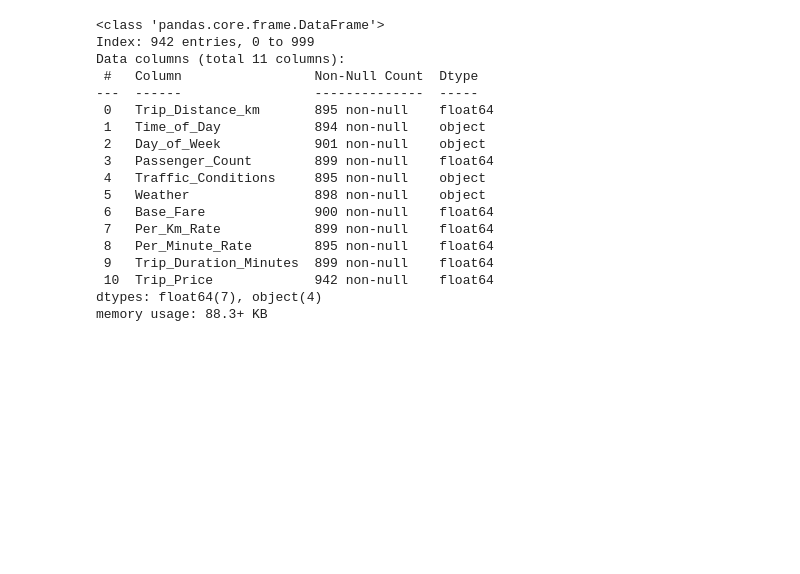
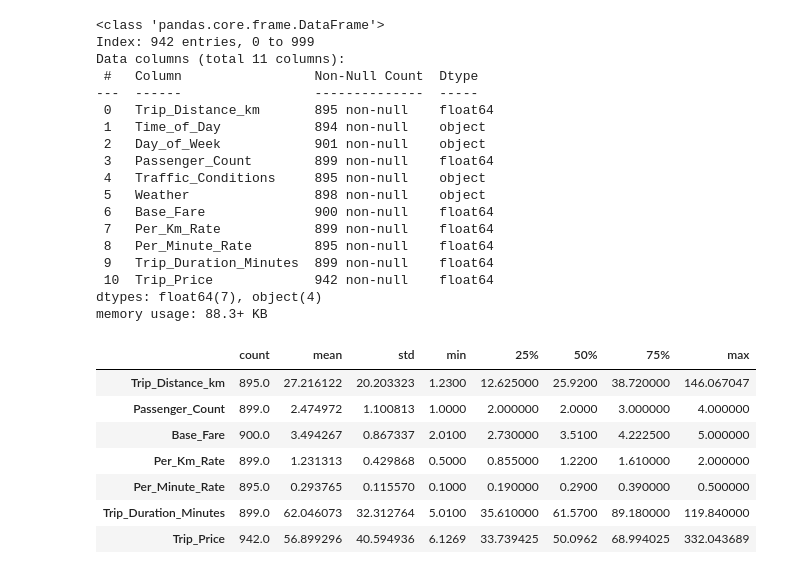
Before and after one commit to SusannaR11/taxipred-prediction-fullstack-SUSANNA-ROKKA-OPA24, a Jupyter notebook: explorations/feature_engineering.ipynb, the cells around one changed output. Saved outputs shown, nothing was run; the diff lists cells and outputs as text; code cells hidden in the pictures; blank space fills up the shorter version.

```diff
--- a/explorations/feature_engineering.ipynb
+++ b/explorations/feature_engineering.ipynb
@@ -156,3 +156,15 @@ Data columns (total 11 columns):
  10  Trip_Price             942 non-null    float64
 dtypes: float64(7), object(4)
 memory usage: 88.3+ KB
+# %%
+# start checking for outliers in cleaned dataset
+df_clean.describe().T
+# %% [output]
+|  | count | mean | std | min | 25% | 50% | 75% | max |
+| Trip_Distance_km | 895.0 | 27.216122 | 20.203323 | 1.2300 | 12.625000 | 25.9200 | 38.720000 | 146.067047 |
+| Passenger_Count | 899.0 | 2.474972 | 1.100813 | 1.0000 | 2.000000 | 2.0000 | 3.000000 | 4.000000 |
+| Base_Fare | 900.0 | 3.494267 | 0.867337 | 2.0100 | 2.730000 | 3.5100 | 4.222500 | 5.000000 |
+| Per_Km_Rate | 899.0 | 1.231313 | 0.429868 | 0.5000 | 0.855000 | 1.2200 | 1.610000 | 2.000000 |
+| Per_Minute_Rate | 895.0 | 0.293765 | 0.115570 | 0.1000 | 0.190000 | 0.2900 | 0.390000 | 0.500000 |
+| Trip_Duration_Minutes | 899.0 | 62.046073 | 32.312764 | 5.0100 | 35.610000 | 61.5700 | 89.180000 | 119.840000 |
+| Trip_Price | 942.0 | 56.899296 | 40.594936 | 6.1269 | 33.739425 | 50.0962 | 68.994025 | 332.043689 |
```
Also changed, not shown: parts of 4 cells of this notebook.
